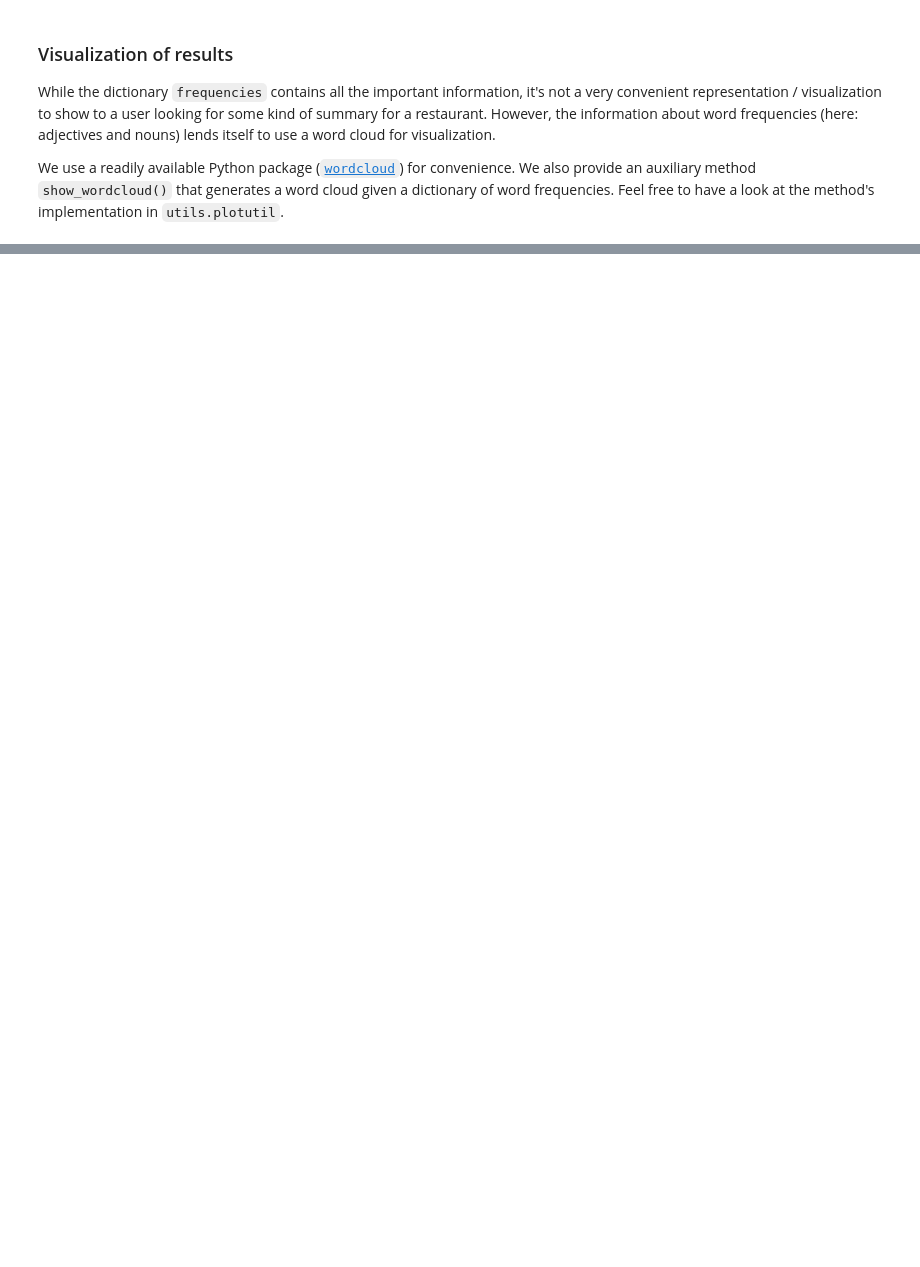
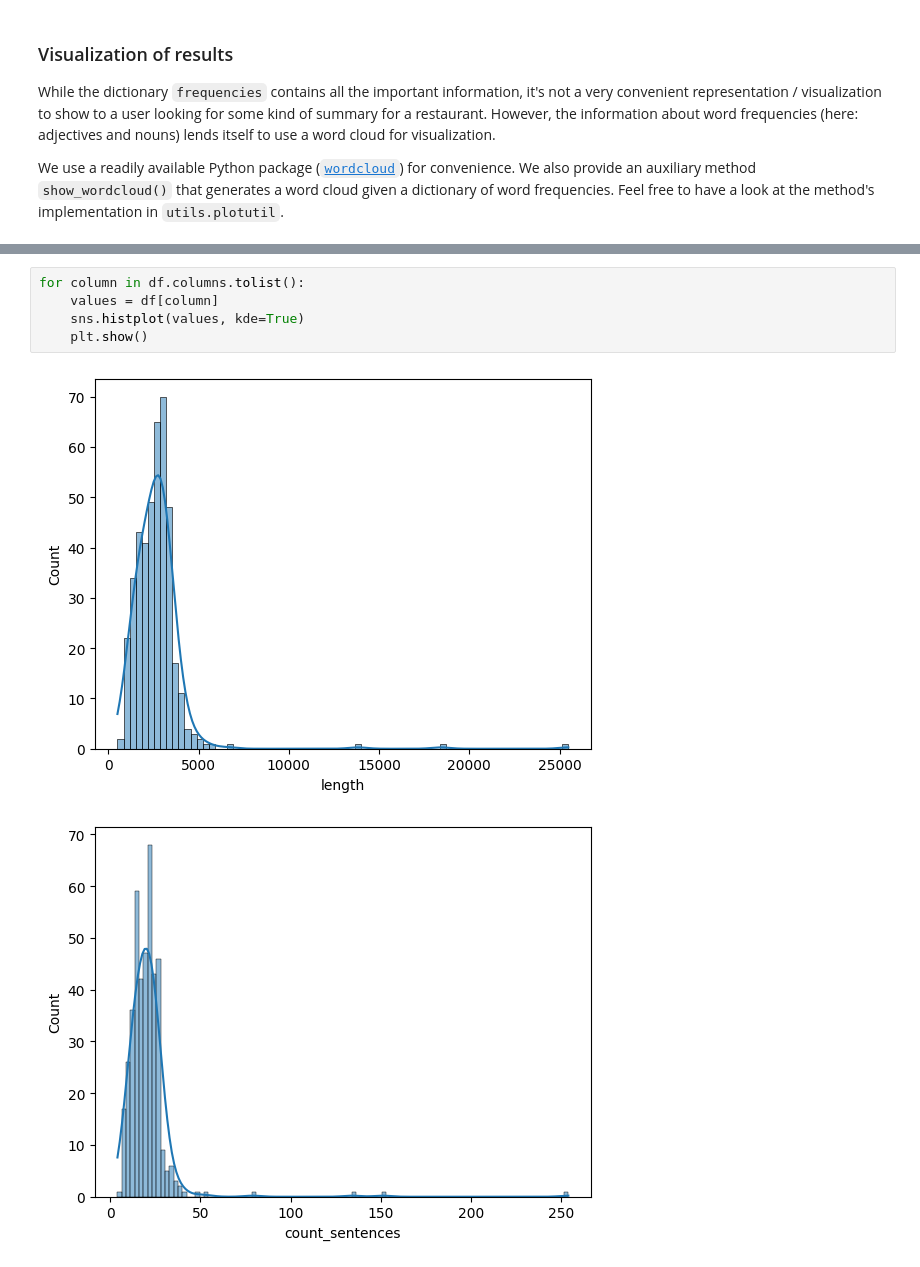
Before and after one commit to telee0/cs5246, a Jupyter notebook: eda/eda.ipynb, the cells around one changed output, grey strips where cells are left out. Cells and saved outputs as stored; diff of their text form; blank space fills up the shorter version.

```diff
--- a/eda/eda.ipynb
+++ b/eda/eda.ipynb
@@ -466,0 +563,8 @@ noun
+# %%
+for column in df.columns.tolist():
+    values = df[column]
+    sns.histplot(values, kde=True)
+    plt.show()
+# %% [output]
+[figure, added]
+[figure, added]
```
Also changed, not shown: parts of 31 cells of this notebook.
